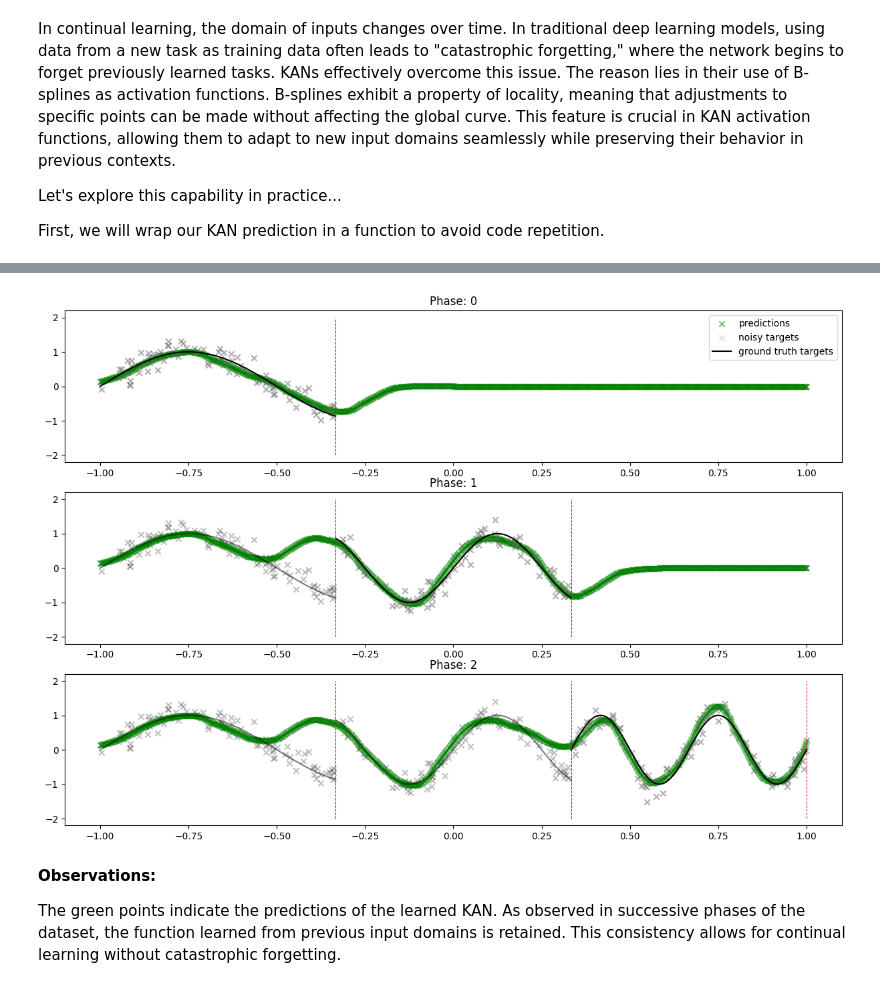
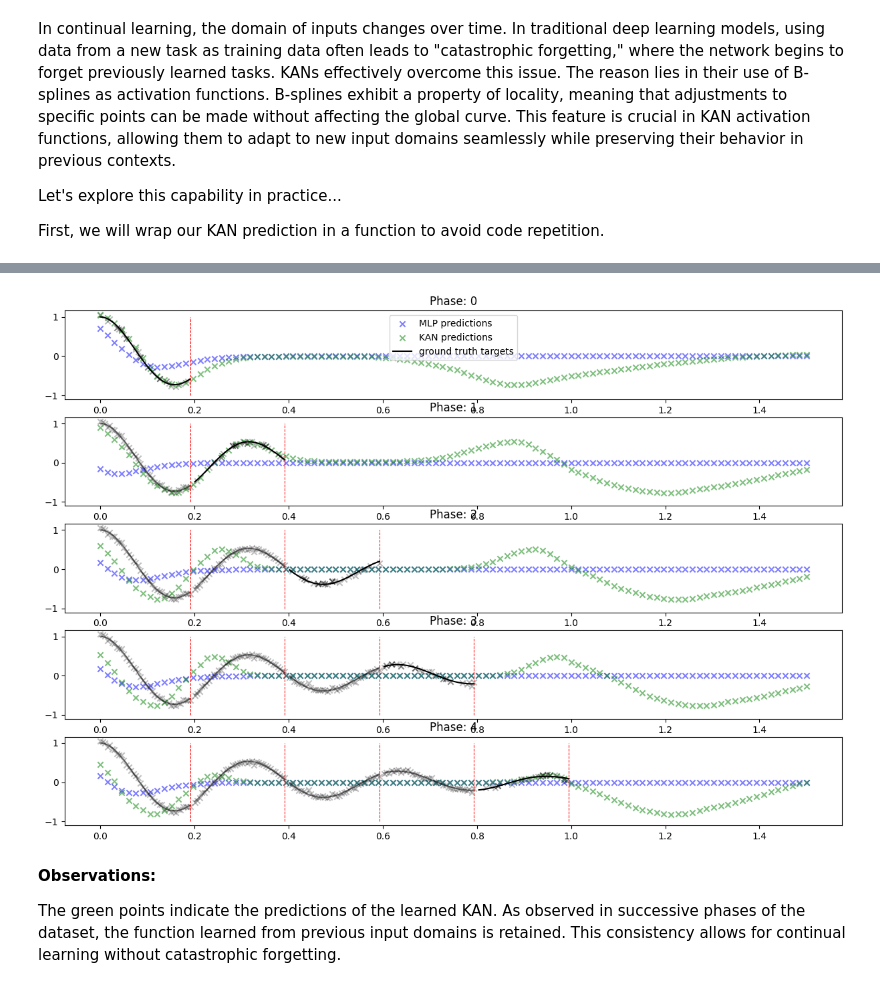
Before and after one commit to HsiuWen/SciML_PPP, a Jupyter notebook: KAN_grids_continual.ipynb, the cells around one changed output, grey strips where cells are left out. Drawn from its saved outputs; the diff is of its cells as text; code cells hidden in the pictures.

```diff
--- a/KAN_grids_continual.ipynb
+++ b/KAN_grids_continual.ipynb
@@ -227,0 +227,13 @@ for i in range(n_phases):
+# %%
+def oscillator(d, w0, x):
+    """Defines the analytical solution to the 1D underdamped harmonic oscillator problem.
+    Equations taken from: https://beltoforion.de/en/harmonic_oscillator/"""
+    assert d < w0
+    w = np.sqrt(w0**2-d**2)
+    phi = np.arctan(-d/w)
+    A = 1/(2*np.cos(phi))
+    cos = torch.cos(phi+w*x)
+    #sin = torch.sin(phi+w*x)
+    exp = torch.exp(-d*x)
+    y  = exp*2*A*cos
+    return y
@@ -230,35 +274,22 @@ Let's prepare the dataset to train the KAN parameters. We will consider a scenar
 # %%
-# Data generation parameters
-n_samples_per_phase = 100
-noise_level = 0.2
-n_phases = 3
-
 fig, axs = plt.subplots(nrows=n_phases, ncols=1, figsize=(15, 10), dpi=100)
 
+# Setting for KAN
 losses = []
-grid_sizes = [20]
+grid_sizes = [5,5]
 grid_range = [-1, 1]
-lr = 0.5
+lr = 0.1
 k = 3
-n_layers = 1
+n_layers = 2
 
-params_kan = None
+# Setting for MLP
+layer_sizes = [3, 3]
+
+params_kan, params_mlp = None,None
 x_temps, y_temps, ends, y_noisys = [], [], [], []
 for i in range(n_phases):
-
-    # create this dataset
-    start = -1 + i * 2/n_phases
-    end = start + 2/n_phases
-    fn = lambda x, i: torch.sin(2 * x * torch.pi * (i + 1))
-
-    x = torch.rand(n_samples_per_phase) * (end - start) + start
-
-    y = fn(x, i)
-    y_noisy = y + noise_level * torch.randn(y.shape)
-
-    # train the model
-    x_eval = x.unsqueeze(dim=1)
-    y_target = y_noisy.unsqueeze(dim=1)
+    # reterive local data
+    x_eval,y_target=data_list[i]
 
     # test and train split
     n_training = int(x_eval.shape[0] * 0.8)
@@ -275,33 +306,46 @@ for i in range(n_phases):
                                                                              grid_sizes=grid_sizes, verbose=False,
                                                                              grid_range=[], use_scales=False)
 
+
+    # MLP training
+    params_mlp, y_pred_mlp, losses_mlp = single_stacked_mlp_training(x_training, y_training, x_test, y_test,params_mlp,lr, layer_sizes=layer_sizes, verbose=False)
+
+
     losses.append(losses_kan)
     print(f"Phase: {i}\tLoss: {np.mean(losses_kan['val'][-50:]): 0.4f}")
 
     # predictions vs target
     ax = axs[i]
-    ax.scatter(x, y_noisy, color='black', marker='x', alpha=0.25)
+    ax.scatter(x_training, y_training, color='black', marker='x', alpha=0.25) # training data
     for temp_x, temp_y in y_noisys:
-        ax.scatter(temp_x, temp_y, color='black', alpha=0.25, marker='x')
+        ax.scatter(temp_x, temp_y, color='black', alpha=0.25, marker='x') # old training data
 
-    y_noisys.append((x, y_noisy))
+    y_noisys.append((x_eval,y_target))
 
 
-    x_in = torch.linspace(-1, 1, 1000).unsqueeze(dim=1)
+    x_in = torch.linspace(0, 1.5, 100).unsqueeze(dim=1)
     y_pred = model_predict(params_kan, x_in, k)
-    ax.scatter(x_in[:, 0], y_pred, color='green', alpha=0.5, marker='x', label="predictions")
-    ax.scatter(x, y_noisy, color='grey', marker='x', alpha=0.25, label="noisy targets")
 
-    x_temp = torch.linspace(0, 1, 100) * (end - start) + start
-    y_temp = fn(x_temp, i)
+    # MLP prediction on all domain
+    with torch.no_grad():
+        weights, biases = params_mlp['weights'], params_mlp['biases']
+        x = x_in
+        for weight, bias in zip(weights, biases):
+            x = F.linear(x, weight.t(), bias)
+            x = F.silu(x) # relu might not work better here
+        y_pred_mlp = x
 
+    ax.scatter(x_in[:, 0], y_pred_mlp, color='blue', alpha=0.5, marker='x', label="MLP predictions")
+    ax.scatter(x_in[:, 0], y_pred, color='green', alpha=0.5, marker='x', label="KAN predictions")
+
+    x_temp, y_temp = GT_list[i]
     ax.plot(x_temp, y_temp, linestyle='-',  color='black', label="ground truth targets")
     for x,y in zip(x_temps, y_temps):
         ax.plot(x, y, linestyle='-', alpha=0.5, color='black')
 
-    ends.append(end)
+    ends.append(x_eval[-1,0])
     for x in ends:
-        ax.vlines(x, -2, 2, linestyle='--', color='red', linewidth=0.75)
+        ax.vlines(x, -1, 1, linestyle='--', color='red', linewidth=0.75)
 
     ax.set_title(f"Phase: {i}")
     if i == 0:
@@ -309,5 +353,12 @@ for i in range(n_phases):
 
     x_temps.append(x_temp)
     y_temps.append(y_temp)
+
+
+
+#print(f"Number of parameters learned for MLP: {sum([x.numel() for x in weights]) + sum([x.numel() for x in biases])}")
+print(f"MLP Avg. loss: {np.mean(losses_mlp['val'][-100:]): 0.5f}")
+
+print(f"KAN Avg. loss: {np.mean(losses_kan['val'][-100:]): 0.5f}")
 # %% [output]
 Stopping: No further improvements...
@@ -319,4 +381,4 @@ Phase: 2        Loss:  0.0616
-[figure, old version]
+[figure, new version]
 # %% [markdown]
 **Observations:**
 
```
Also changed, not shown: parts of 10 cells of this notebook, 2 other files.
